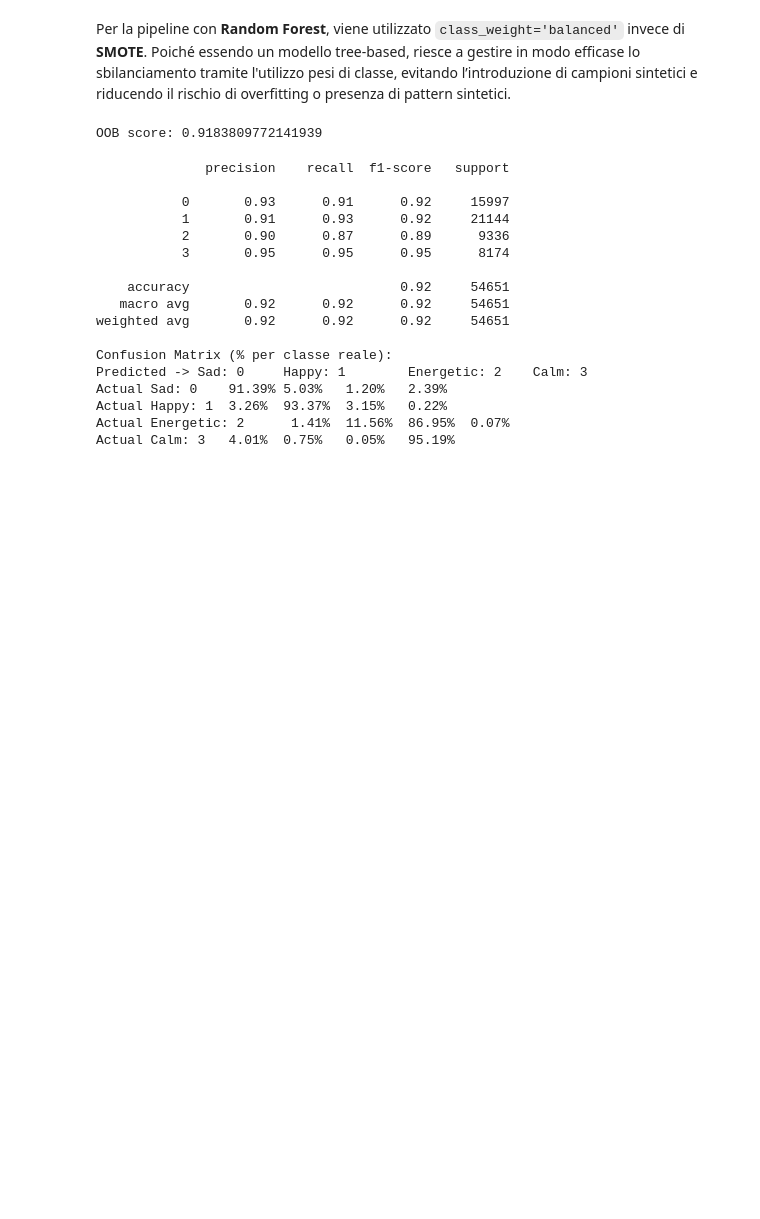
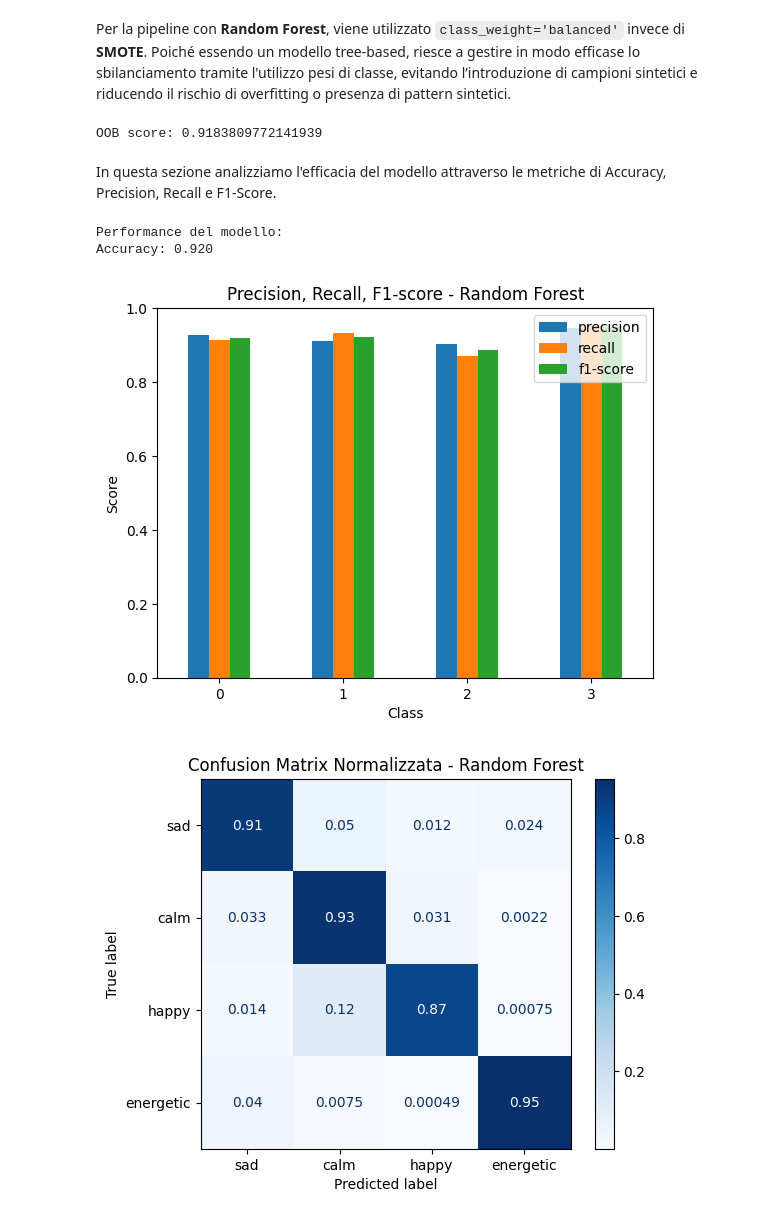
Before and after one commit to PlayMoodify/PlayMoodify.model, a Jupyter notebook: Project.ipynb, the cells around one changed output. Saved outputs shown, nothing was run; the diff lists cells and outputs as text; code cells hidden in the pictures; blank space fills up the shorter version.

Commit message:
fix: miglioramento visualizzazione grafica delle performance della pipeline con Random Forest

```diff
--- a/Project.ipynb
+++ b/Project.ipynb
@@ -390,34 +390,50 @@ rf_clf.fit(X_train, y_train)
 print("OOB score:", rf_clf.oob_score_)
 # %% [output]
 OOB score: 0.9183809772141939
-# %%
-# Performance confrontando i valori predetti con quelli del test set
-y_pred = rf_clf.predict(X_test)
-print(classification_report(y_test, y_pred))
-
-cm = confusion_matrix(y_test, y_pred)
-class_names = ["Sad: 0", "Happy: 1", "Energetic: 2", "Calm: 3"]
-cm_percent = cm.astype('float') / cm.sum(axis=1)[:, np.newaxis]
-
-print("Confusion Matrix (% per classe reale):")
-print("Predicted ->", "\t".join(class_names))
-for i, row in enumerate(cm_percent):
-    print(f"Actual {class_names[i]}\t", "\t".join([f"{x:.2%}" for x in row]))
-# %% [output]
-              precision    recall  f1-score   support
-
-           0       0.93      0.91      0.92     15997
-           1       0.91      0.93      0.92     21144
-           2       0.90      0.87      0.89      9336
-           3       0.95      0.95      0.95      8174
-
-    accuracy                           0.92     54651
-   macro avg       0.92      0.92      0.92     54651
-weighted avg       0.92      0.92      0.92     54651
-
-Confusion Matrix (% per classe reale):
-Predicted -> Sad: 0     Happy: 1        Energetic: 2    Calm: 3
-Actual Sad: 0    91.39% 5.03%   1.20%   2.39%
-Actual Happy: 1  3.26%  93.37%  3.15%   0.22%
-Actual Energetic: 2      1.41%  11.56%  86.95%  0.07%
-Actual Calm: 3   4.01%  0.75%   0.05%   95.19%
+# %% [markdown]
+In questa sezione analizziamo l'efficacia del modello attraverso le metriche di Accuracy, Precision, Recall e F1-Score.
+# %%
+# Performance confrontando i valori predetti con quelli del test set
+y_pred = rf_clf.predict(X_test)
+report_dict = classification_report(y_test, y_pred, output_dict=True)
+
+print("Performance del modello:")
+
+# Accuracy del modello
+acc = accuracy_score(y_test, y_pred)
+print(f"Accuracy: {acc:.3f}")
+
+# Conversione in DataFrame
+report_df = pd.DataFrame(report_dict).T
+
+# Selezione solo delle classi (esclude accuracy, macro avg, weighted avg)
+per_class_df = report_df.iloc[:-3][['precision', 'recall', 'f1-score']]
+
+# Plot
+per_class_df.plot(kind='bar')
+plt.title("Precision, Recall, F1-score - Random Forest")
+plt.xlabel("Class")
+plt.ylabel("Score")
+plt.xticks(rotation=0)
+plt.ylim(0, 1)
+plt.show()
+
+# Visualizzazione Confusion Matrix
+class_names = ['sad', 'calm', 'happy', 'energetic']
+
+disp = ConfusionMatrixDisplay.from_estimator(
+    rf_clf,
+    X_test,
+    y_test,
+    display_labels=class_names,
+    normalize='true',
+    cmap='Blues'
+)
+
+plt.title("Confusion Matrix Normalizzata - Random Forest")
+plt.show()
+# %% [output]
+Performance del modello:
+Accuracy: 0.920
+[figure, added]
+[figure, added]
```
Also changed, not shown: parts of 1 cell of this notebook.
